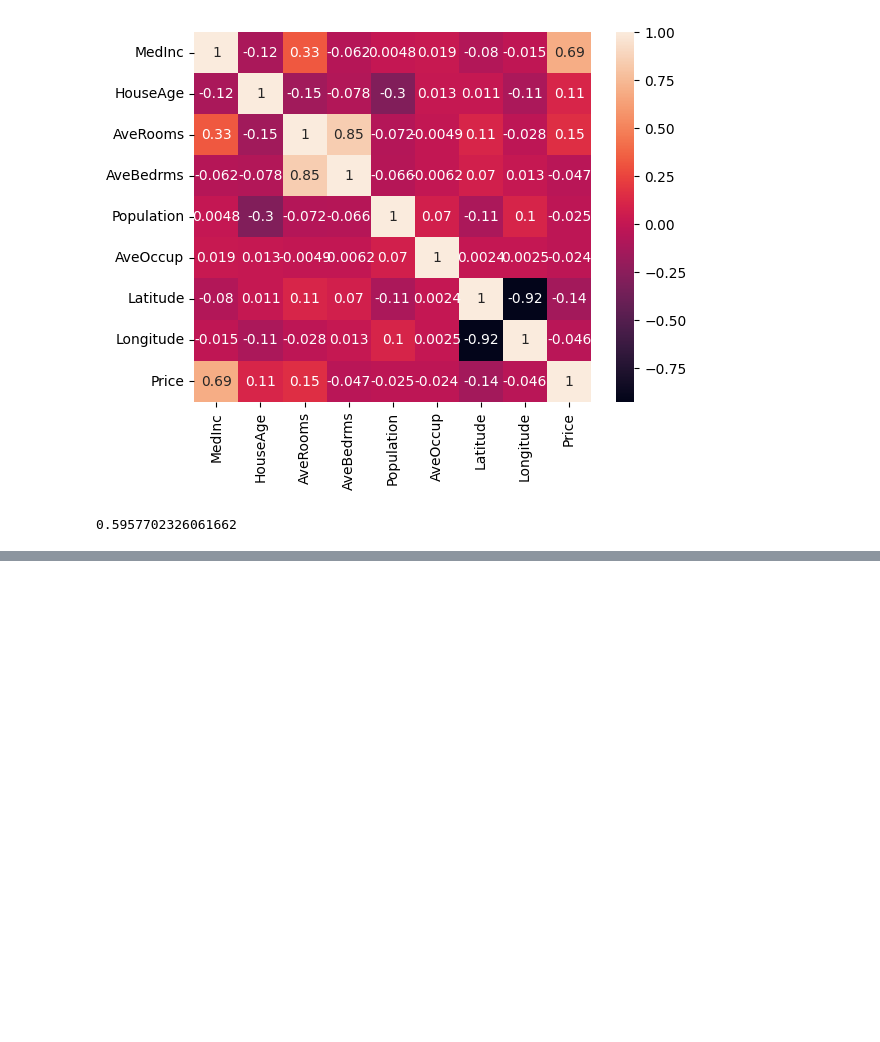
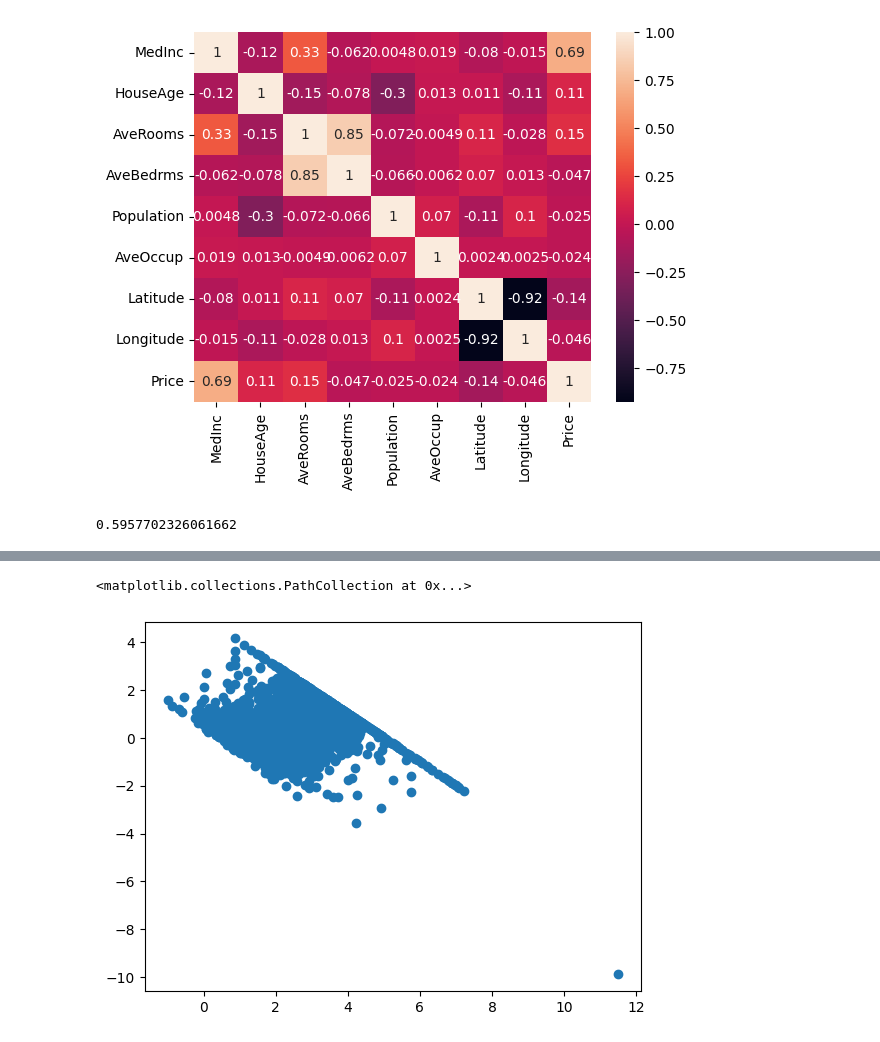
Before and after one commit to Murtuzasaifee/python_ml_nlp_practice, a Jupyter notebook: src/10-Machine Learning/multiple_linear_reg_california_dataset.ipynb, the cells around one changed output, grey strips where cells are left out. Cells and saved outputs as stored; diff of their text form; code cells hidden in the pictures; blank space fills up the shorter version.

```diff
--- a/src/10-Machine Learning/multiple_linear_reg_california_dataset.ipynb
+++ b/src/10-Machine Learning/multiple_linear_reg_california_dataset.ipynb
@@ -164,0 +196,8 @@ print(r2)
+# %%
+## 4. Independence of Errors
+## The residuals should be independent of each other. We can check this by plotting the residuals.
+## It should be uniformly distributed.
+plt.scatter(ypred, residual)
+# %% [output]
+<matplotlib.collections.PathCollection at 0x...>
+[figure, added]
```
Also changed, not shown: parts of 4 cells of this notebook.
